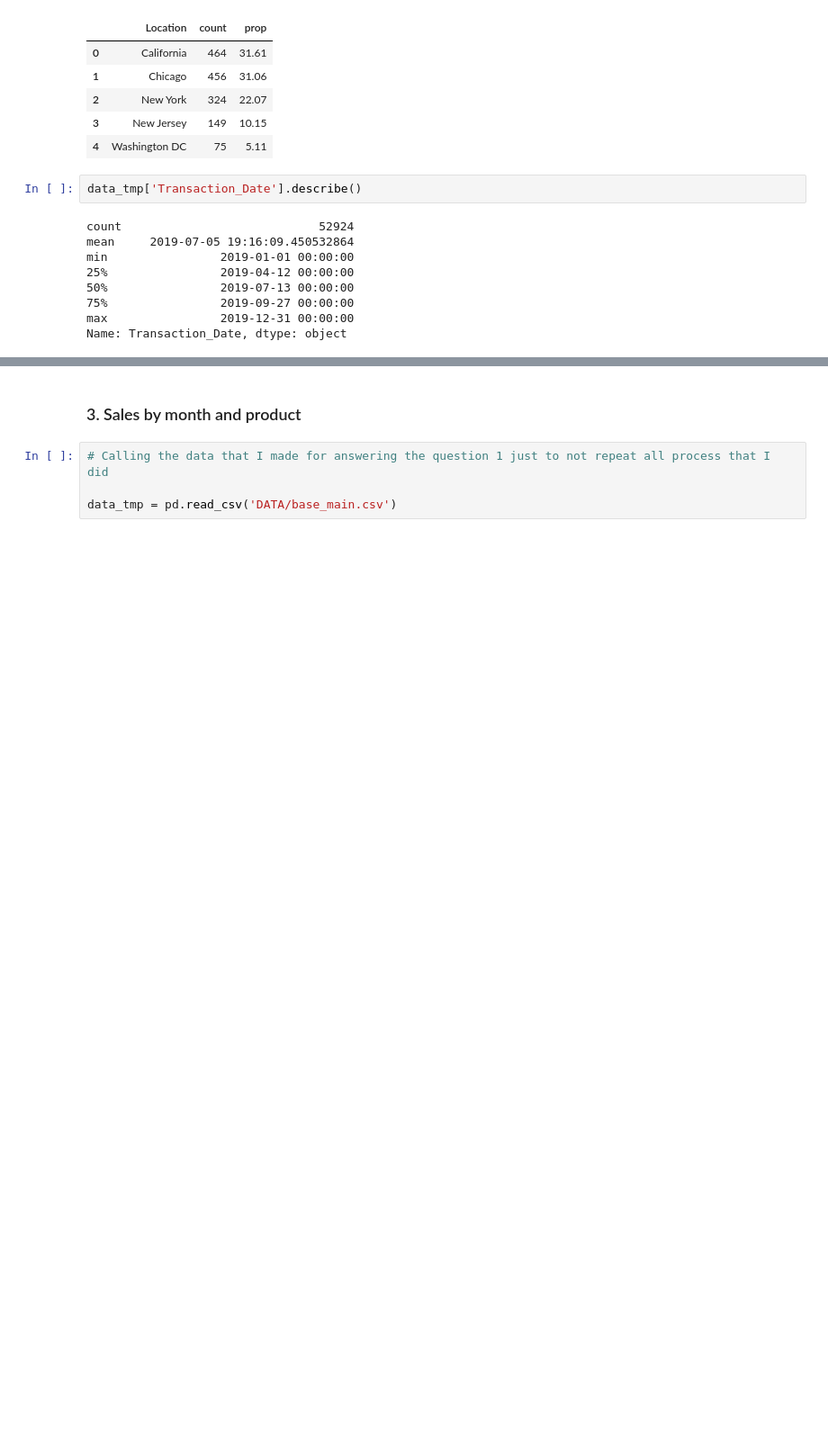
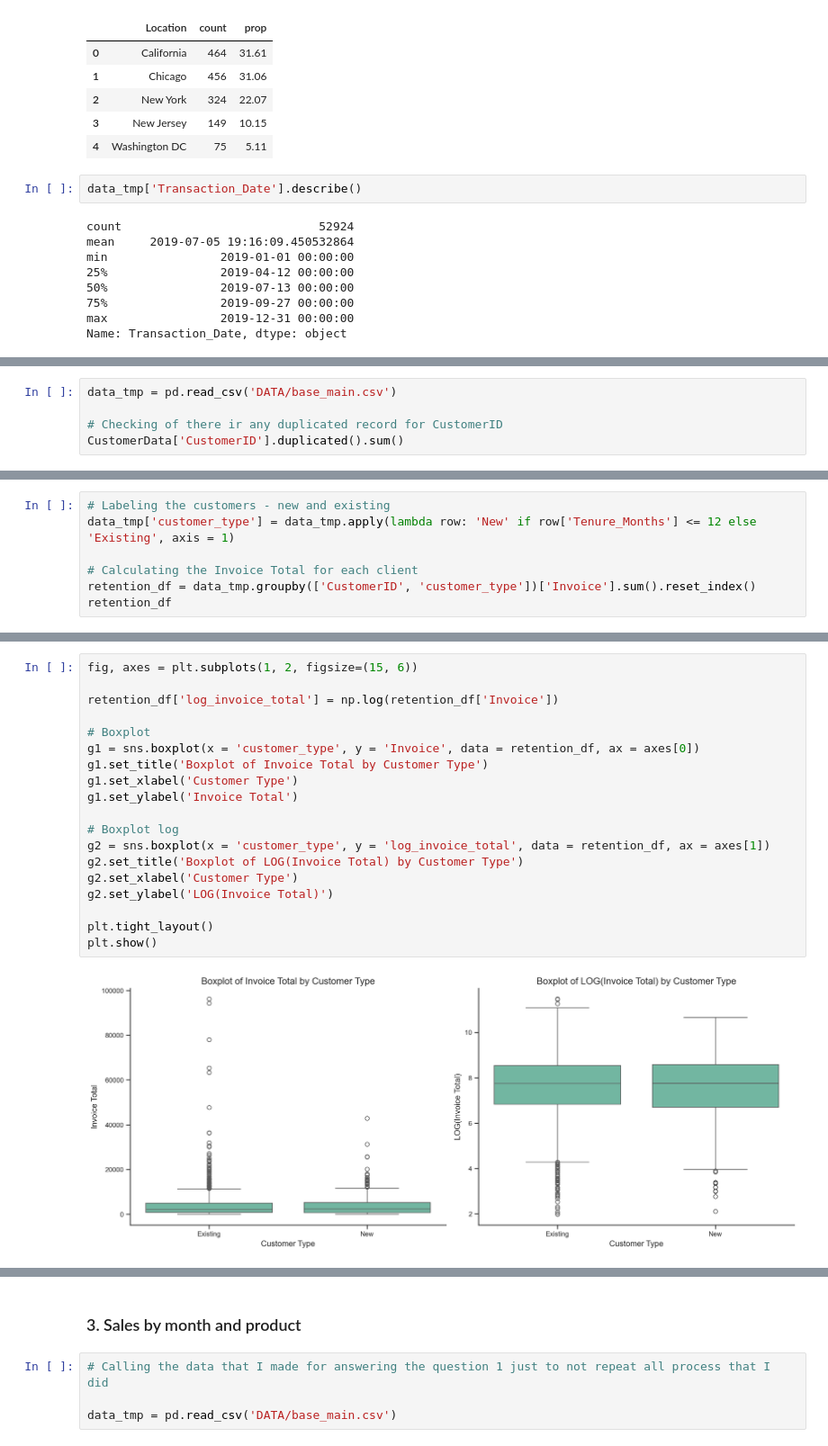
Before and after one commit to mateusengq/MKT-INSIGHTS-ECOMMERCE, a Jupyter notebook: NOTEBOOK/EDA.ipynb, the cells around one changed output, grey strips where cells are left out. Shown at 90% size. Saved outputs shown, nothing was run; the diff lists cells and outputs as text; blank space fills up the shorter version.

```diff
--- a/NOTEBOOK/EDA.ipynb
+++ b/NOTEBOOK/EDA.ipynb
@@ -479,0 +484,5 @@ Name: Transaction_Date, dtype: object
+# %%
+data_tmp = pd.read_csv('DATA/base_main.csv')
+
+# Checking of there ir any duplicated record for CustomerID
+CustomerData['CustomerID'].duplicated().sum()
@@ -479,0 +491,7 @@ Name: Transaction_Date, dtype: object
+# %%
+# Labeling the customers - new and existing
+data_tmp['customer_type'] = data_tmp.apply(lambda row: 'New' if row['Tenure_Months'] <= 12 else 'Existing', axis = 1)
+
+# Calculating the Invoice Total for each client
+retention_df = data_tmp.groupby(['CustomerID', 'customer_type'])['Invoice'].sum().reset_index()
+retention_df
@@ -479,0 +512,21 @@ Name: Transaction_Date, dtype: object
+# %%
+fig, axes = plt.subplots(1, 2, figsize=(15, 6))
+
+retention_df['log_invoice_total'] = np.log(retention_df['Invoice'])
+
+# Boxplot
+g1 = sns.boxplot(x = 'customer_type', y = 'Invoice', data = retention_df, ax = axes[0])
+g1.set_title('Boxplot of Invoice Total by Customer Type')
+g1.set_xlabel('Customer Type')
+g1.set_ylabel('Invoice Total')
+
+# Boxplot log
+g2 = sns.boxplot(x = 'customer_type', y = 'log_invoice_total', data = retention_df, ax = axes[1])
+g2.set_title('Boxplot of LOG(Invoice Total) by Customer Type')
+g2.set_xlabel('Customer Type')
+g2.set_ylabel('LOG(Invoice Total)')
+
+plt.tight_layout()
+plt.show()
+# %% [output]
+[figure, added]
```
Also changed, not shown: parts of 7 cells of this notebook, 7 other files.
